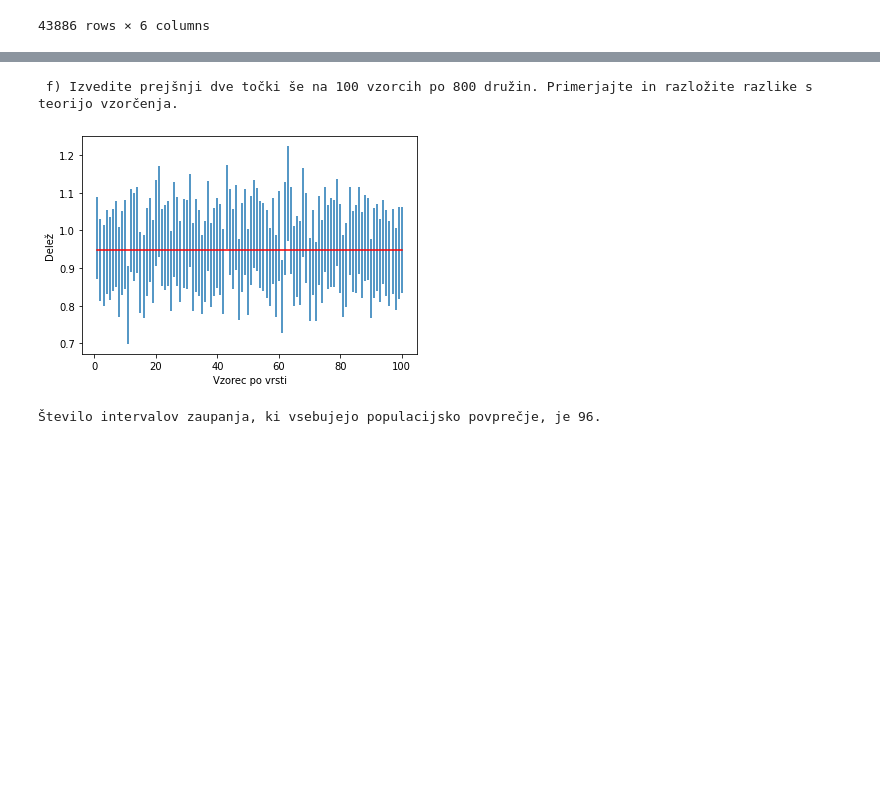
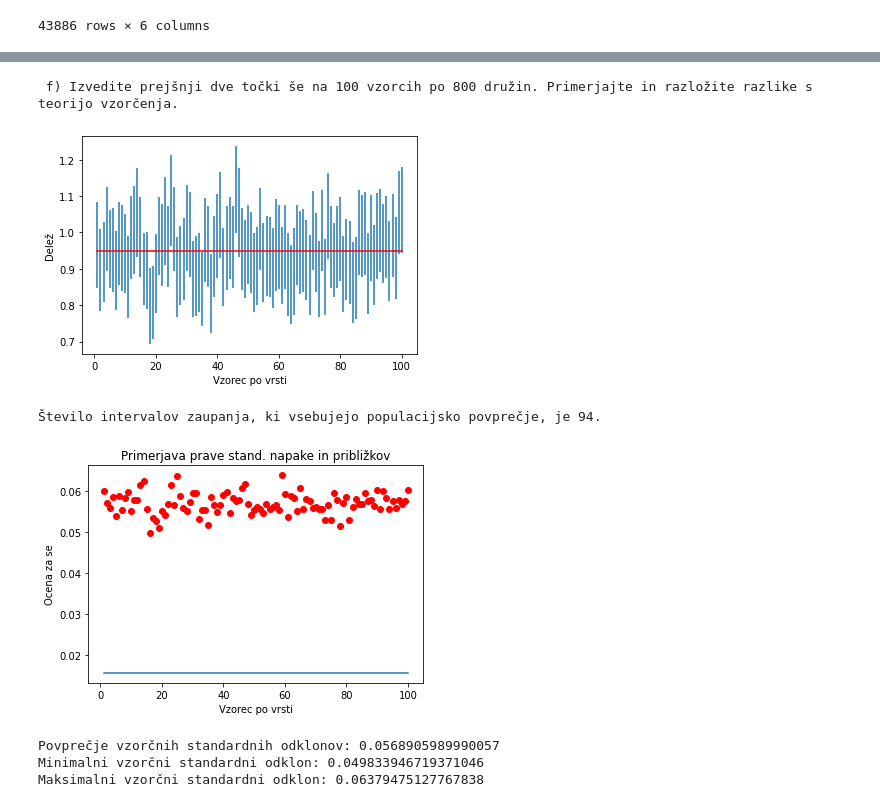
Before and after one commit to DejanPeric058/Seminarska-naloga-pri-Statistiki, a Jupyter notebook: 1. naloga.ipynb, the cells around one changed output, grey strips where cells are left out. Saved outputs shown, nothing was run; the diff lists cells and outputs as text; code cells hidden in the pictures; blank space fills up the shorter version.

Commit message:
Skoraj dokončal 1. nalogo v zvezku, problemi s pravo standardno napako

```diff
--- a/1. naloga.ipynb
+++ b/1. naloga.ipynb
@@ -47,6 +47,7 @@ print('\n c) Vzorčno povprečje in ocenjeno standardno napako primerjajte s pop
     'pokrije populacijsko povprečje?\n')
 populacijsko_povprecje = np.average(Kibergrad_otroci)
 populacijska_standardna_napaka = np.sqrt((1/N)*staty.moment(Kibergrad_otroci, 2))
+gladka_napaka = np.sqrt(populacijsko_povprecje*(1-populacijsko_povprecje)*(N-n)/((N-1)*n))
 print('Populacijsko povprečje je ' + str(populacijsko_povprecje) + ', prava standardna napaka pa '
       + str(populacijska_standardna_napaka) + '.')
 if populacijsko_povprecje > sp_meja and populacijsko_povprecje < zg_meja:
@@ -61,6 +62,7 @@ print('\n d) Vzemite še 99 enostavnih slučajnih vzorcev in prav tako za vsakeg
 stevilo_vzorcev = 99
 povprecja = [povprecje_vzorca]
 odstopanja = [odstop]
+standardne_napake = [standardna_napaka_vzorca]
 for i in range(stevilo_vzorcev):
     vzorec = sample(Kibergrad_otroci, n)
     povprecje = np.average(vzorec)
@@ -68,11 +70,14 @@ for i in range(stevilo_vzorcev):
     standardna_napaka = np.sqrt((N-n)/(N*(n-1))*staty.moment(vzorec, 2))
     odstop = student_inv * standardna_napaka
     odstopanja.append(odstop)
+    standardne_napake.append(standardna_napaka)
     if populacijsko_povprecje > povprecje - odstop and populacijsko_povprecje < povprecje + odstop:
         stevilo_pokritij += 1
 P1 = []
+P2 = []
 for x in range(stevilo_vzorcev + 1):
     P1.append(populacijsko_povprecje)
+    P2.append(gladka_napaka)
 plt.xlabel('Vzorec po vrsti')
 plt.ylabel('Delež')
 plt.errorbar(range(1, stevilo_vzorcev + 2), povprecja, xerr=0, yerr=odstopanja, fmt='none')
@@ -108,32 +138,53 @@ Populacijsko povprečje se nahaja v našem intervalu zaupanja vzetega vzorca.
 print('\n f) Izvedite prejšnji dve točki še na 100 vzorcih po 800 družin. Primerjajte in '
     'razložite razlike s teorijo vzorčenja.\n')
 N = 43886
 n = 400
 alpha = 0.05
 stevilo_pokritij = 0
 stevilo_vzorcev = 100
 povprecja = []
 odstopanja = []
+standardne_napake = []
 for i in range(stevilo_vzorcev):
     vzorec = sample(Kibergrad_otroci, n)
     povprecje = np.average(vzorec)
     povprecja.append(povprecje)
     standardna_napaka = np.sqrt((N-n)/(N*(n-1))*staty.moment(vzorec, 2))
     odstop = student_inv * standardna_napaka
     odstopanja.append(odstop)
+    standardne_napake.append(standardna_napaka)
     if populacijsko_povprecje > povprecje - odstop and populacijsko_povprecje < povprecje + odstop:
         stevilo_pokritij += 1
 P1 = []
 for x in range(stevilo_vzorcev):
     P1.append(populacijsko_povprecje)
 plt.xlabel('Vzorec po vrsti')
 plt.ylabel('Delež')
 plt.errorbar(range(1, stevilo_vzorcev + 1), povprecja, xerr=0, yerr=odstopanja, fmt='none')
 plt.plot(range(1,1 + stevilo_vzorcev), P1, 'r')
 plt.show()
 
 print('Število intervalov zaupanja, ki vsebujejo populacijsko povprečje, je ' + str(stevilo_pokritij) + '.')
+
+povprecje_standardnih_napak = np.average(standardne_napake)
+max_std = max(standardne_napake)
+min_std = min(standardne_napake)
+
+plt.title('Primerjava prave stand. napake in približkov')
+plt.xlabel('Vzorec po vrsti')
+plt.ylabel('Ocena za se')
+plt.plot(range(1, stevilo_vzorcev + 1), P2)
+plt.plot(range(1, stevilo_vzorcev + 1), standardne_napake, 'ro')
+plt.show()
+
+print('Povprečje vzorčnih standardnih odklonov: ' + str(povprecje_standardnih_napak))
+print('Minimalni vzorčni standardni odklon: ' + str(min_std))
+print('Maksimalni vzorčni standardni odklon: ' + str(max_std))
 # %% [output]
  f) Izvedite prejšnji dve točki še na 100 vzorcih po 800 družin. Primerjajte in razložite razlike s teorijo vzorčenja.
-[figure, old version]
+[figure, new version]
-Število intervalov zaupanja, ki vsebujejo populacijsko povprečje, je 96.
+Število intervalov zaupanja, ki vsebujejo populacijsko povprečje, je 94.
+[figure, added]
+Povprečje vzorčnih standardnih odklonov: 0.0568905989990057
+Minimalni vzorčni standardni odklon: 0.049833946719371046
+Maksimalni vzorčni standardni odklon: 0.06379475127767838
```
Also changed, not shown: parts of 2 cells of this notebook, 1 other file.
